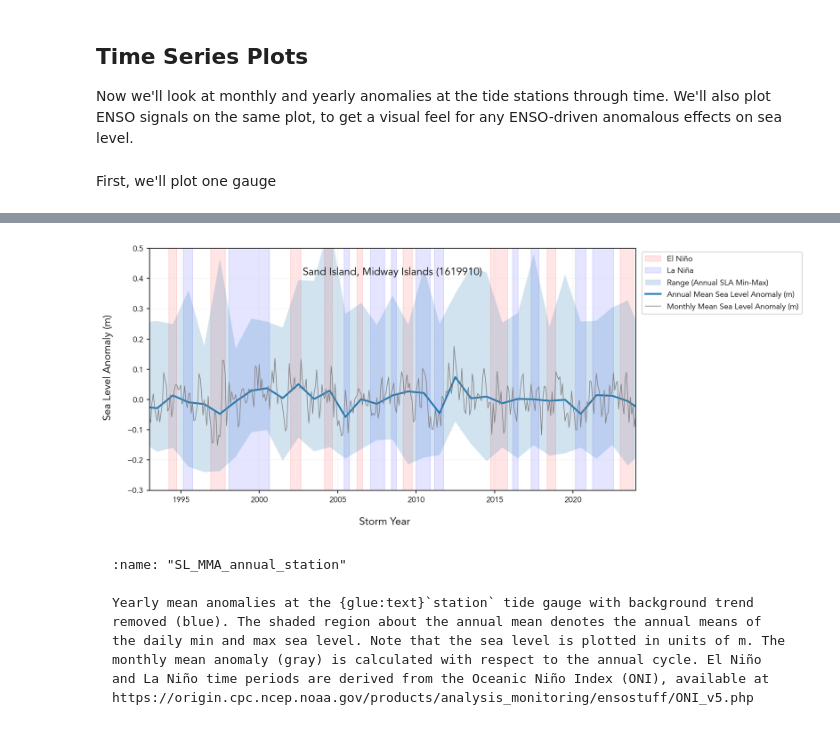
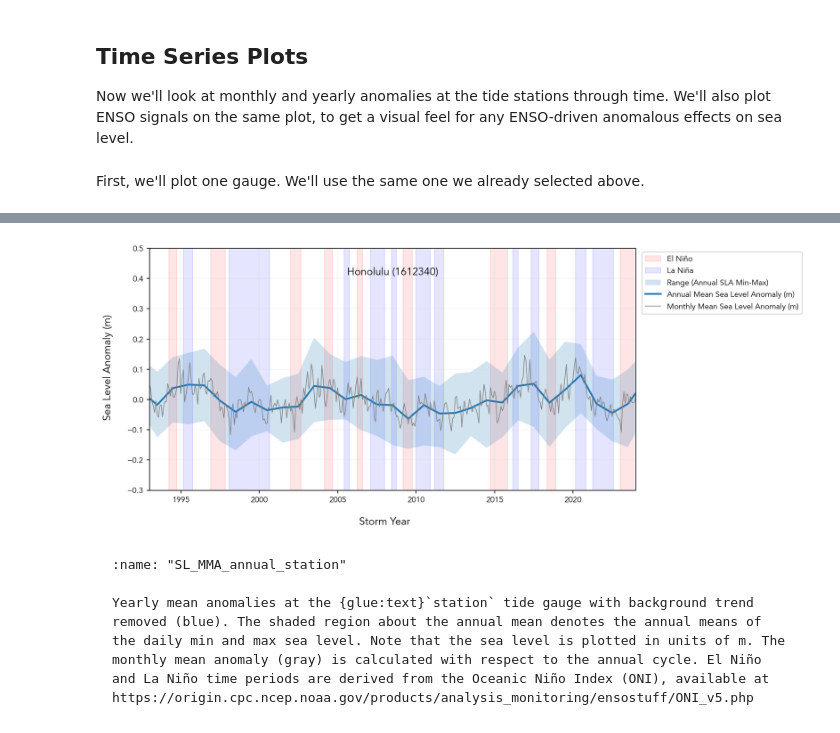
Before and after one commit to uhsealevelcenter/SL_Indicators, a Jupyter notebook: notebooks/Annual/1_2_SL_anomaly_annual.ipynb, the cells around one changed output, grey strips where cells are left out. Cells and saved outputs as stored; diff of their text form; code cells hidden in the pictures.

Commit message:
adding the station picker

````diff
--- a/notebooks/Annual/1_2_SL_anomaly_annual.ipynb
+++ b/notebooks/Annual/1_2_SL_anomaly_annual.ipynb
@@ -338,0 +339,3 @@ Let's check this for a random station in our list.
+# %%
+station_name, station_id = tsf.get_station(rsl_subset, 'Honolulu')
+station_name, station_id
@@ -485,7 +490,7 @@ Decadal (or bidecadal) mean anomalies of the Hawaiian Islands region, background
 ## Time Series Plots
 Now we'll look at monthly and yearly anomalies at the tide stations through time. We'll also plot ENSO signals on the same plot, to get a visual feel for any ENSO-driven anomalous effects on sea level.
 # %%
-def plot_TG_rsl_anomaly_annual(rid, fig, ax, rsl_yearly_mean, rsl_subset, rsl_anomalies,oni, oniPlot=False):
+def plot_TG_rsl_anomaly_annual(ID, fig, ax, rsl_yearly_mean, rsl_subset, rsl_anomalies,oni, oniPlot=False):
 
     ax.set_xlim(1993,2024)
     ax.set_ylim(-0.3, 0.5)
@@ -506,54 +511,53 @@ def plot_TG_rsl_anomaly_annual(rid, fig, ax, rsl_yearly_mean, rsl_subset, rsl_an
 
     #make a fill from max to min for each month
     ax.fill_between(rsl_yearly_mean.storm_year+0.5,
-                     rsl_yearly_min['rsl_anomaly_detrended'].isel(station_id=rid),
-                     rsl_yearly_max['rsl_anomaly_detrended'].isel(station_id=rid),
+                     rsl_yearly_min['rsl_anomaly_detrended'].sel(station_id=ID),
+                     rsl_yearly_max['rsl_anomaly_detrended'].sel(station_id=ID),
                      alpha=0.2, label='Range (Annual SLA Min-Max)')
 
     ax.plot(rsl_yearly_mean.storm_year+0.5,
-            rsl_yearly_mean['rsl_anomaly_detrended'].isel(station_id=rid),
+            rsl_yearly_mean['rsl_anomaly_detrended'].sel(station_id=ID),
             label='Annual Mean Sea Level Anomaly (m)',alpha=1,linewidth=2)
 
     # convert rsl_monthly['time'] to float
     storm_time_float = rsl_monthly['time.year'] + (rsl_monthly['time.month']-5)/12 #subtract 5 months to go with 'storm year' convention (May-April)
     ax.plot(storm_time_float,
-            rsl_anomalies['rsl_anomaly_detrended'].isel(station_id=rid),
+            rsl_anomalies['rsl_anomaly_detrended'].sel(station_id=ID),
             label='Monthly Mean Sea Level Anomaly (m)',alpha=1, color='gray',linewidth=0.75)
     ax.set_ylabel(''), ax.set_xlabel('')
 
-    # add rsl_yearly_mean['station_name'].isel(station_id=rid).values to upper center of plot
-    nameID = rsl_yearly_mean['station_name'].isel(station_id=rid).values + ' (' + rsl_yearly_mean['station_id'].isel(station_id=rid).values + ')'
+    # add rsl_yearly_mean['station_name'].sel(station_id=ID).values to upper center of plot
+    nameID = rsl_yearly_mean['station_name'].sel(station_id=ID).values + ' (' + str(ID) + ')'
     ax.text(0.5, 0.9, nameID, horizontalalignment='center', verticalalignment='center', transform=ax.transAxes)
 # %% [markdown]
-First, we'll plot one gauge
+First, we'll plot one gauge. We'll use the same one we already selected above.
 # %%
 fig,ax = plt.subplots(figsize=(10,5))
 # add ENSO to the plots
 # import oni.csv
 oni = pd.read_csv(data_dir/'climate_indices/oni_bool.csv',header=0)
 # change oni index to Date column
 oni.index = pd.to_datetime(oni['time'] )
 #adjust the index to be float value of fractional year
 oni.index = oni.index.year + (oni.index.month - 1)/12 - 5/12
 
-sid = 1
-plot_TG_rsl_anomaly_annual(sid, fig, ax,  rsl_yearly_mean, rsl_subset, rsl_anomalies,oni,oniPlot=True)
+plot_TG_rsl_anomaly_annual(station_id, fig, ax,  rsl_yearly_mean, rsl_subset, rsl_anomalies,oni,oniPlot=True)
 ax.legend(loc='upper right', ncol=1, bbox_to_anchor=(1.35, 1.0))
 
 # Save the plot to a file
-filename = '1.2_SL_MMA_annual_' + str(rsl_yearly_mean['station_name'].isel(station_id=sid).values) + '.png'
+filename = '1.2_SL_MMA_annual_' + str(rsl_yearly_mean['station_name'].sel(station_id=station_id).values) + '.png'
 plt.savefig(output_dir / filename, dpi=300, bbox_inches='tight')
 
 fig.text(0.05, 0.5, 'Sea Level Anomaly (m)', va='center', rotation='vertical')
 fig.text(0.5, 0, 'Storm Year', ha='center')
 
 glue('SL_MMA_annual_station',fig,display=False)
-station = str(rsl_yearly_mean['station_name'].isel(station_id=sid).values)
+station = str(rsl_yearly_mean['station_name'].sel(station_id=station_id).values)
 
 glue('station',station,display=False)
 # %% [output]
 [interactive output not drawn]
-[figure, old version]
+[figure, new version]
 # %% [markdown]
 ```{glue:figure} SL_MMA_annual_station
 :name: "SL_MMA_annual_station"
````
Also changed, not shown: parts of 9 cells of this notebook, 3 other files.
